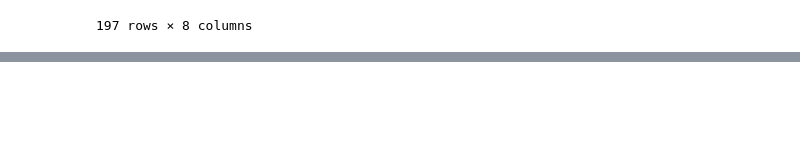
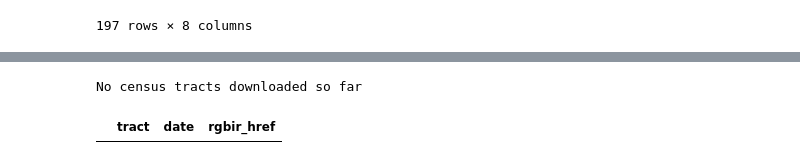
Before and after one commit to earthlab-education/big-data-BioNCphilic, a Jupyter notebook: portland-data.ipynb, the cells around one changed output, grey strips where cells are left out. Cells and saved outputs as stored; diff of their text form; code cells hidden in the pictures; blank space fills up the shorter version.

```diff
--- a/portland-data.ipynb
+++ b/portland-data.ipynb
@@ -164,0 +239,63 @@ tract_cdc_gdf = (
+# %%
+# Convert geometry to lat/lon for STAC
+tract_latlon_gdf = tract_cdc_gdf.to_crs(4326)
+
+# Define a path to save NDVI stats
+ndvi_stats_path = os.path.join(data_dir, 'portland-ndvi-stats.csv')
+
+# Check for existing data - do not access duplicate tracts
+downloaded_tracts = []
+if os.path.exists(ndvi_stats_path):
+    ndvi_stats_df = pd.read_csv(ndvi_stats_path)
+    downloaded_tracts = ndvi_stats_df.tract.values
+else:
+    print('No census tracts downloaded so far')
+
+# Loop through each census tract
+scene_dfs = []
+for i, tract_values in tqdm(tract_latlon_gdf.iterrows()):
+    tract = tract_values.tract2010
+    # Check if statistics are already downloaded for this tract
+    if not (tract in downloaded_tracts):
+        # Retry up to 5 times in case of a momentary disruption
+        i = 0
+        retry_limit = 5
+        while i < retry_limit:
+            # Try accessing the STAC
+            try:
+                # Search for tiles
+                naip_search = e84_catalog.search(
+                    collections=["naip"],
+                    intersects=shapely.to_geojson(tract_values.geometry),
+                    datetime="2021"
+                )
+
+                # Build dataframe with tracts and tile urls
+                scene_dfs.append(pd.DataFrame(dict(
+                    tract=tract,
+                    date=[pd.to_datetime(scene.datetime).date()
+                          for scene in naip_search.items()],
+                    rgbir_href=[scene.assets['image'].href for scene in naip_search.items()],
+                )))
+
+                break
+            # Try again in case of an APIError
+            except pystac_client.exceptions.APIError:
+                print(
+                    f'Could not connect with STAC server. '
+                    f'Retrying tract {tract}...')
+                time.sleep(2)
+                i += 1
+                continue
+
+# Concatenate the url dataframes
+if scene_dfs:
+    scene_df = pd.concat(scene_dfs).reset_index(drop=True)
+else:
+    scene_df = None
+
+# Preview the URL DataFrame
+scene_df
+# %% [output]
+No census tracts downloaded so far
+|  | tract | date | rgbir_href |
```
Also changed, not shown: parts of 7 cells of this notebook.
